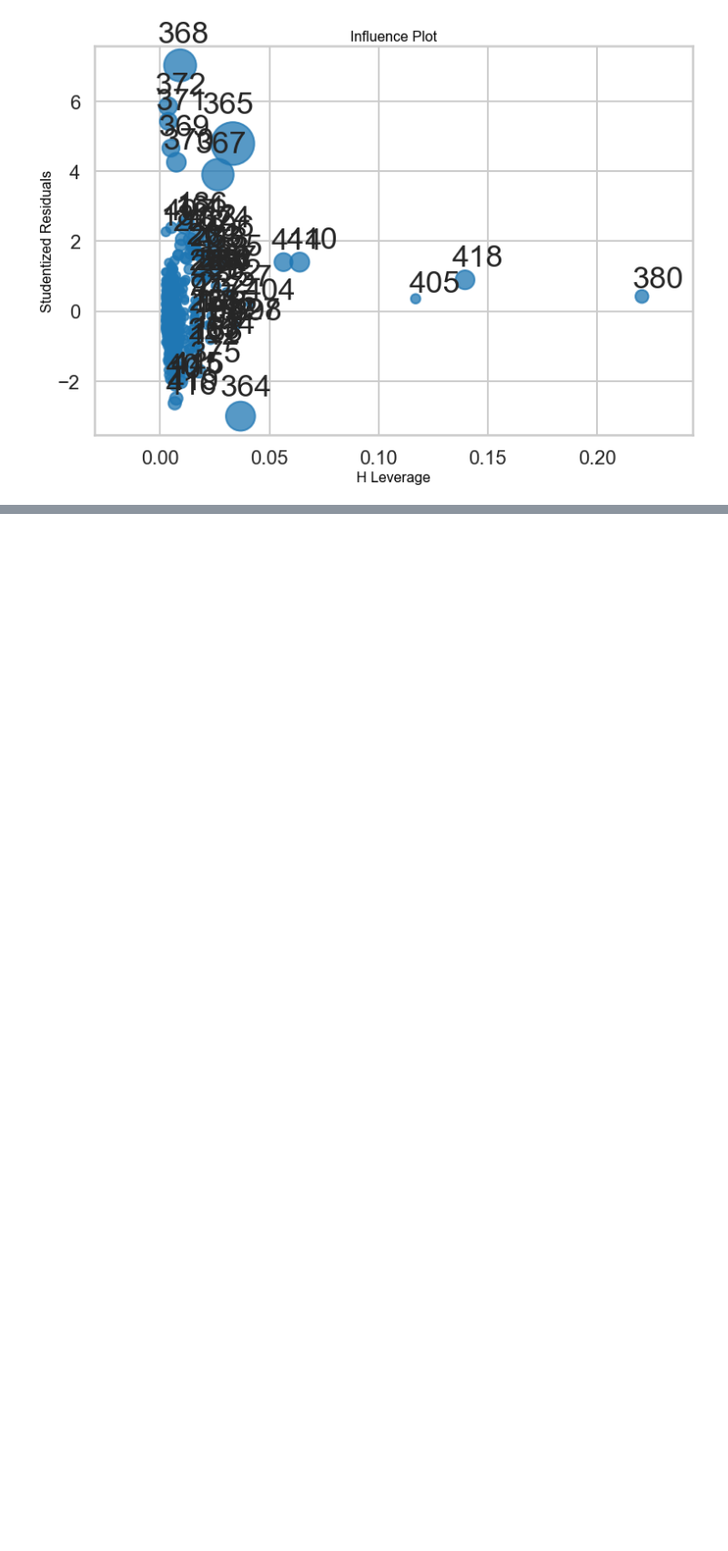
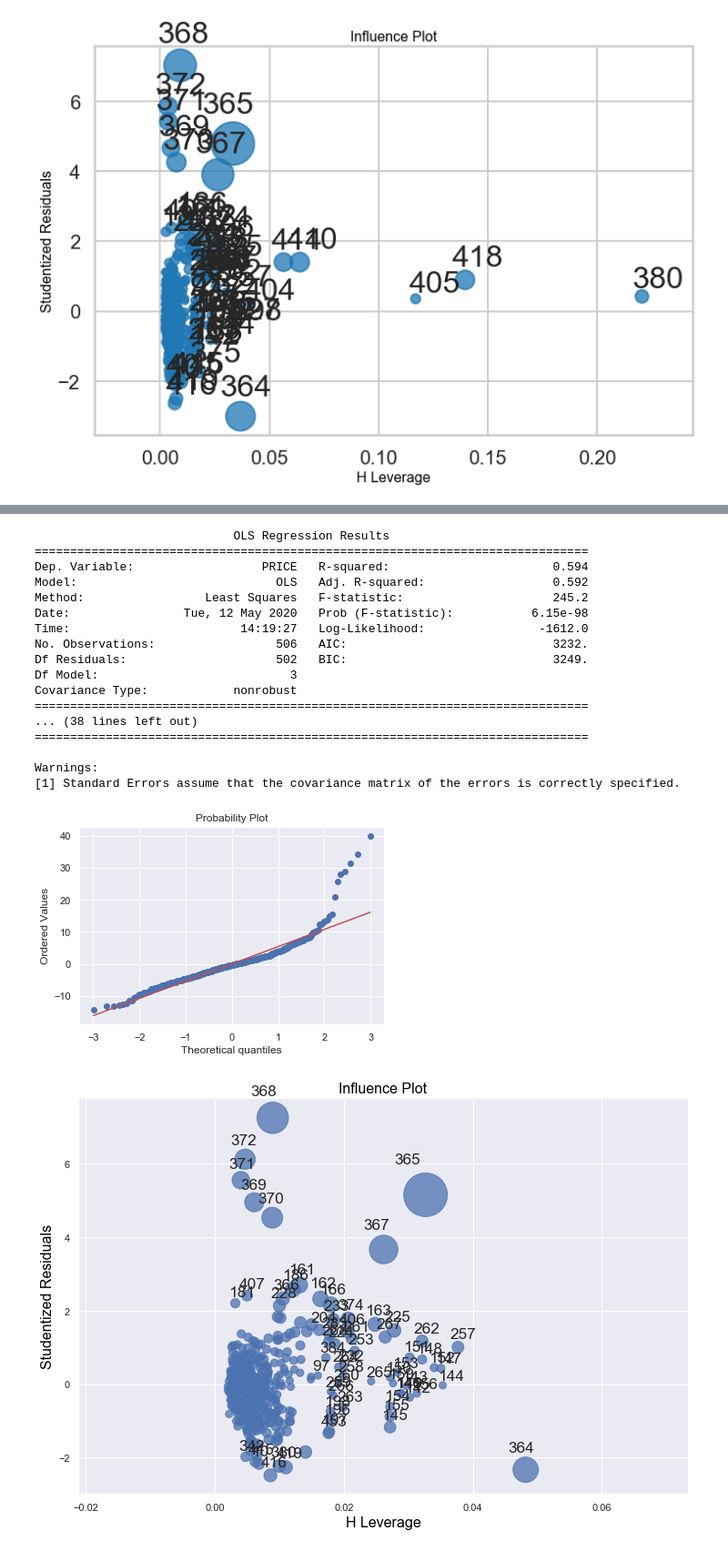
Before and after one commit to tnankie/linear_regression_springboard, a Jupyter notebook: Mini_Project_Linear_Regression.ipynb, the cells around one changed output, grey strips where cells are left out. Shown at 91% size. Drawn from its saved outputs; the diff is of its cells as text; code cells hidden in the pictures; blank space fills up the shorter version.

```diff
--- a/Mini_Project_Linear_Regression.ipynb
+++ b/Mini_Project_Linear_Regression.ipynb
@@ -983,0 +993,28 @@ plt.show()
+# %%
+s = ols('PRICE ~ PTRATIO + NOX + RM', bos).fit()
+print(o.summary())
+print(s.summary())
+stats.probplot(s.resid, dist="norm", plot=pylab)
+fig, ax = plt.subplots(figsize=(12,8))
+fig = sm.graphics.influence_plot(s, ax=ax, criterion="cooks")
+plt.show()
+# %% [output]
+                            OLS Regression Results
+==============================================================================
+Dep. Variable:                  PRICE   R-squared:                       0.594
+Model:                            OLS   Adj. R-squared:                  0.592
+Method:                 Least Squares   F-statistic:                     245.2
+Date:                Tue, 12 May 2020   Prob (F-statistic):           6.15e-98
+Time:                        14:19:27   Log-Likelihood:                -1612.0
+No. Observations:                 506   AIC:                             3232.
+Df Residuals:                     502   BIC:                             3249.
+Df Model:                           3
+Covariance Type:            nonrobust
+==============================================================================
+... (38 lines left out)
+==============================================================================
+
+Warnings:
+[1] Standard Errors assume that the covariance matrix of the errors is correctly specified.
+[figure, added]
+[figure, added]
```
Also changed, not shown: parts of 6 cells of this notebook.
